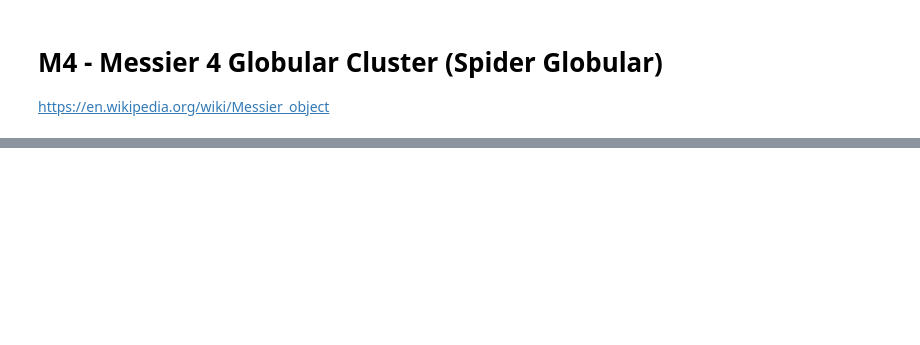
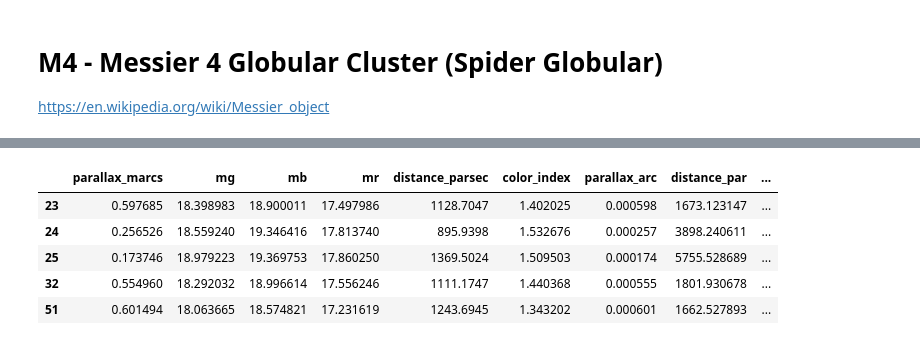
Before and after one commit to Pmcslarrow/FinalCosmos, a Jupyter notebook: cluster.ipynb, the cells around one changed output, grey strips where cells are left out. Saved outputs shown, nothing was run; the diff lists cells and outputs as text; code cells hidden in the pictures; blank space fills up the shorter version.

```diff
--- a/cluster.ipynb
+++ b/cluster.ipynb
@@ -37,7 +38,17 @@ df
 425 rows × 5 columns
 # %%
 df['color_index'] = df['mb'] - df['mr']
-df['M'] = df['mg'] - 5 * np.log10(df['distance_parsec']) + 5
+df['parallax_arc'] = df['parallax_marcs'] / 1000
+df['distance_par'] = 1 / df['parallax_arc']
+df['M'] = df['mg'] - 5 * np.log10(df['distance_par']) + 5
+df.head(5)
+# %% [output]
+|  | parallax_marcs | mg | mb | mr | distance_parsec | color_index | parallax_arc | distance_par | ... |
+| 23 | 0.597685 | 18.398983 | 18.900011 | 17.497986 | 1128.7047 | 1.402025 | 0.000598 | 1673.123147 | ... |
+| 24 | 0.256526 | 18.559240 | 19.346416 | 17.813740 | 895.9398 | 1.532676 | 0.000257 | 3898.240611 | ... |
+| 25 | 0.173746 | 18.979223 | 19.369753 | 17.860250 | 1369.5024 | 1.509503 | 0.000174 | 5755.528689 | ... |
+| 32 | 0.554960 | 18.292032 | 18.996614 | 17.556246 | 1111.1747 | 1.440368 | 0.000555 | 1801.930678 | ... |
+| 51 | 0.601494 | 18.063665 | 18.574821 | 17.231619 | 1243.6945 | 1.343202 | 0.000601 | 1662.527893 | ... |
 # %%
 plt.figure(figsize=(8, 6))
 plt.scatter(df['color_index'], df['M'], s=5, c='blue', alpha=0.5)
```
Also changed, not shown: parts of 2 cells of this notebook.
